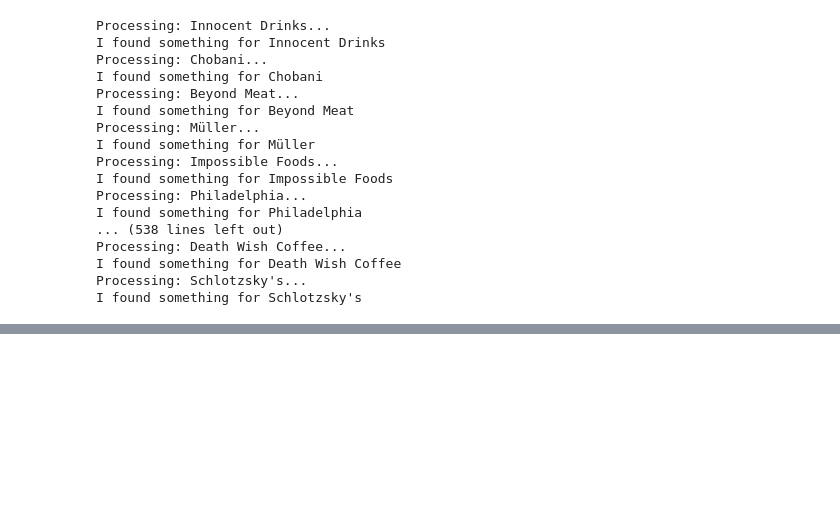
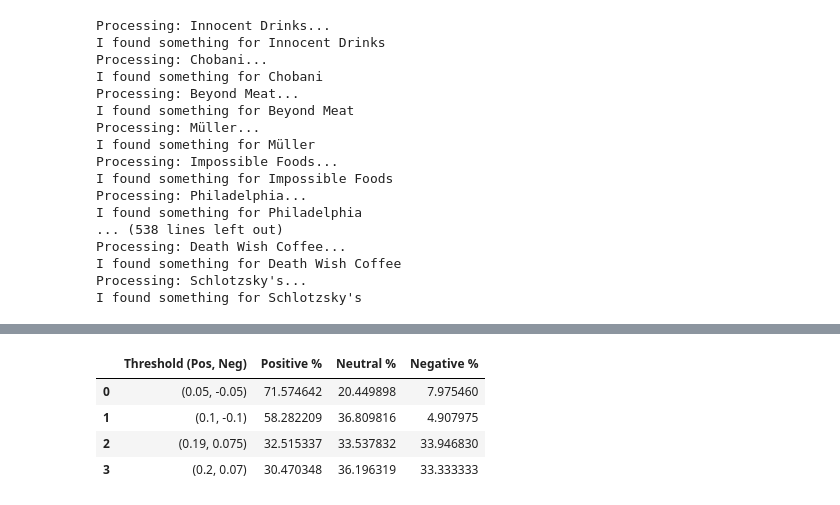
Before and after one commit to YasamanZahedan/thesis-notebooks, a Jupyter notebook: notebook.ipynb, the cells around one changed output, grey strips where cells are left out. Saved outputs shown, nothing was run; the diff lists cells and outputs as text; code cells hidden in the pictures; blank space fills up the shorter version.

Commit message:
VADER

```diff
--- a/notebook.ipynb
+++ b/notebook.ipynb
@@ -874,0 +806,81 @@ optimizer = optim.Adam(model.parameters(), lr=0.001)
+# %%
+# =========================
+# INSTALL & IMPORT VADER
+# =========================
+import nltk
+from nltk.sentiment.vader import SentimentIntensityAnalyzer
+import pandas as pd
+import json
+import os
+from tqdm import tqdm
+
+nltk.download('vader_lexicon')
+sid = SentimentIntensityAnalyzer()
+
+# =========================
+# STEP 1: CALCULATE RAW SCORES ONLY ONCE
+# =========================
+print("Calculating raw VADER compound scores...")
+raw_vader_data = []
+
+for index, row in tqdm(df.iterrows(), total=df.shape[0]):
+    video_id = row['video_id']
+    file_path = f"{PROJECT_PATH}/comments/{video_id}.json"
+
+    if os.path.exists(file_path):
+        with open(file_path, "r") as f:
+            comments = json.load(f)
+
+        valid_comments = [c for c in comments if isinstance(c, str) and len(c.strip()) > 2]
+        if not valid_comments:
+            continue
+
+        compound_scores = [sid.polarity_scores(c)['compound'] for c in valid_comments]
+        avg_compound = sum(compound_scores) / len(compound_scores)
+
+        raw_vader_data.append({
+            "video_id": video_id,
+            "vader_compound_score": avg_compound
+        })
+
+df_vader_raw = pd.DataFrame(raw_vader_data)
+
+# =========================
+# STEP 2: TEST MULTIPLE THRESHOLDS
+# =========================
+# Pair your positive and negative thresholds together
+threshold_pairs = [
+    (0.05, -0.05),
+    (0.10, -0.10),
+    (0.19, 0.075),
+    (0.2, 0.07)
+]
+
+# We will store the results of all threshold tests here
+threshold_results = []
+
+for pos_thresh, neg_thresh in threshold_pairs:
+
+    def assign_label(score):
+        if score >= pos_thresh: return 'pos'
+        elif score <= neg_thresh: return 'neg'
+        else: return 'neu'
+
+    # Apply the thresholds
+    temp_labels = df_vader_raw['vader_compound_score'].apply(assign_label)
+
+    # Calculate how many videos fell into each category
+    distribution = temp_labels.value_counts(normalize=True) * 100
+
+    threshold_results.append({
+        "Threshold (Pos, Neg)": f"({pos_thresh}, {neg_thresh})",
+        "Positive %": distribution.get('pos', 0),
+        "Neutral %": distribution.get('neu', 0),
+        "Negative %": distribution.get('neg', 0),
+        "Labels": temp_labels # Saving the actual labels for later
+    })
+
+# Display the results
+df_threshold_comparison = pd.DataFrame(threshold_results)
+display(df_threshold_comparison[['Threshold (Pos, Neg)', 'Positive %', 'Neutral %', 'Negative %']])
+# %% [output]
@@ -874,0 +892,5 @@ optimizer = optim.Adam(model.parameters(), lr=0.001)
+|  | Threshold (Pos, Neg) | Positive % | Neutral % | Negative % |
+| 0 | (0.05, -0.05) | 71.574642 | 20.449898 | 7.975460 |
+| 1 | (0.1, -0.1) | 58.282209 | 36.809816 | 4.907975 |
+| 2 | (0.19, 0.075) | 32.515337 | 33.537832 | 33.946830 |
+| 3 | (0.2, 0.07) | 30.470348 | 36.196319 | 33.333333 |
```
Also changed, not shown: parts of 23 cells of this notebook, 1 other file.
